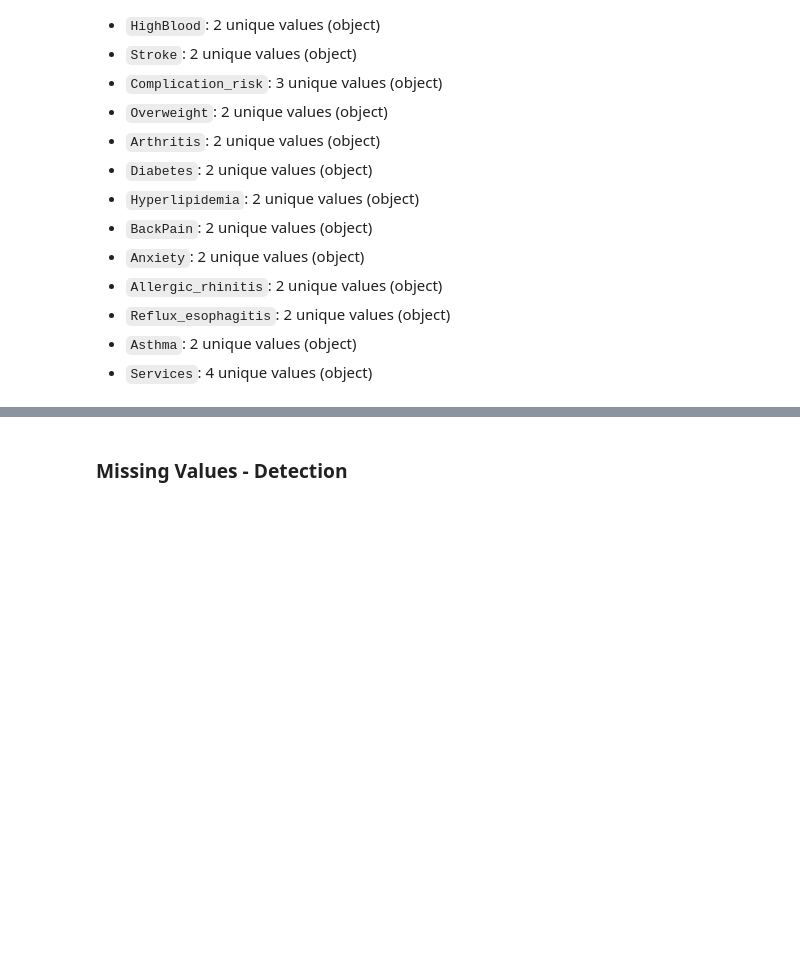
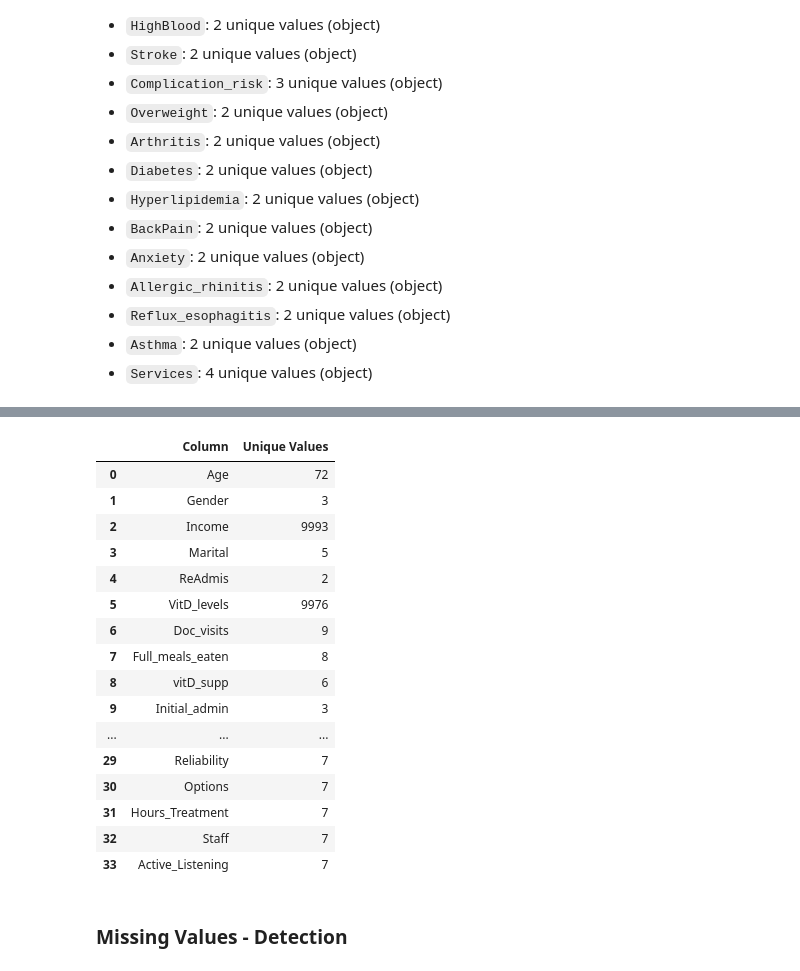
Before and after one commit to vertigoa/master, a Jupyter notebook: d208_task_1.ipynb, the cells around one changed output, grey strips where cells are left out. Cells and saved outputs as stored; diff of their text form; code cells hidden in the pictures; blank space fills up the shorter version.

```diff
--- a/d208_task_1.ipynb
+++ b/d208_task_1.ipynb
@@ -345,6 +350,0 @@ dtype: int64
-# %%
-# View the number of unique values for each column
-# Iterate over the column names and check unique values
-for column in df.columns:
-    unique_values = df[column].unique()
-    print(f"Unique values in {column}: {unique_values}")
@@ -369,3 +416,27 @@ Unique values in Active_Listening: [4 3 5 6 2 1 7]
+# %%
+# Create a DataFrame to hold the column names and their unique values count
+column_unique_counts = pd.DataFrame([(column, df_med[column].nunique()) for column in df_med.columns], columns=['Column', 'Unique Values'])
+
+# Display the DataFrame as a table
+column_unique_counts
+# %% [output]
+|  | Column | Unique Values |
+| 0 | Age | 72 |
+| 1 | Gender | 3 |
+| 2 | Income | 9993 |
+| 3 | Marital | 5 |
+| 4 | ReAdmis | 2 |
+| 5 | VitD_levels | 9976 |
+| 6 | Doc_visits | 9 |
+| 7 | Full_meals_eaten | 8 |
+| 8 | vitD_supp | 6 |
+| 9 | Initial_admin | 3 |
+| ... | ... | ... |
+| 29 | Reliability | 7 |
+| 30 | Options | 7 |
+| 31 | Hours_Treatment | 7 |
+| 32 | Staff | 7 |
+| 33 | Active_Listening | 7 |
 # %% [markdown]
 ### Missing Values - Detection
 # %% [markdown]
```
Also changed, not shown: parts of 7 cells of this notebook.
